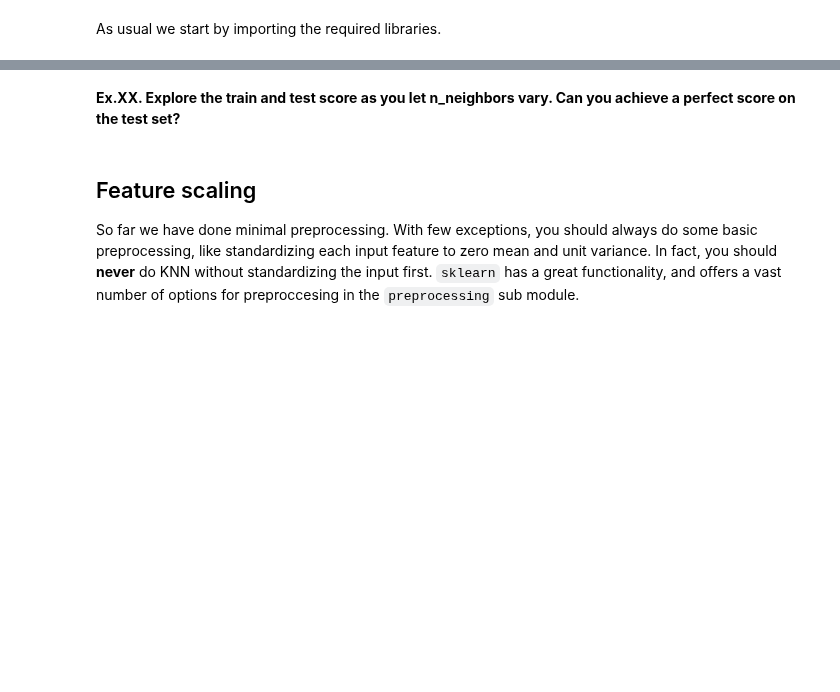
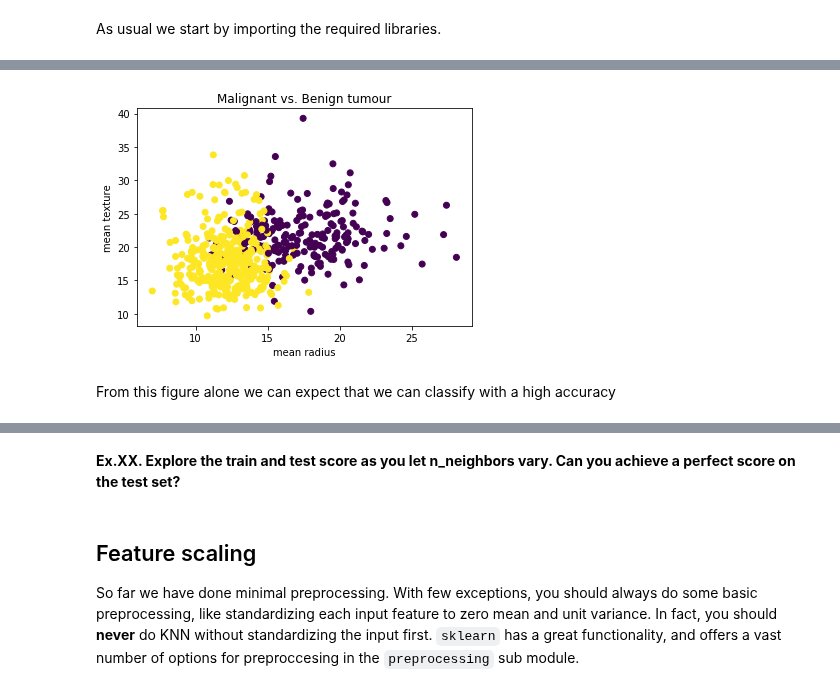
Before and after one commit to oercompbiomed/CBM101, a Jupyter notebook: F_Machine_learning/2_Supervised-Learning/2_Machine_Learning_Algorithms.ipynb, the cells around one changed output, grey strips where cells are left out. Cells and saved outputs as stored; diff of their text form; code cells hidden in the pictures; blank space fills up the shorter version.

```diff
--- a/F_Machine_learning/2_Supervised-Learning/2_Machine_Learning_Algorithms.ipynb
+++ b/F_Machine_learning/2_Supervised-Learning/2_Machine_Learning_Algorithms.ipynb
@@ -186,0 +86,15 @@ train score: 0.95
+# %%
+def scatter(X,y, *args):
+    if not args:
+        i,j=0,1
+    else: i,j = args
+    plt.scatter(X[:,i], X[:,j], c=y)
+    plt.title('Malignant vs. Benign tumour')
+    plt.xlabel(brca.feature_names[i])
+    plt.ylabel(brca.feature_names[j])
+
+scatter(X2,y)
+# %% [output]
+[figure, added]
+# %% [markdown]
+From this figure alone we can expect that we can classify with a high accuracy
```
Also changed, not shown: parts of 111 cells of this notebook.
